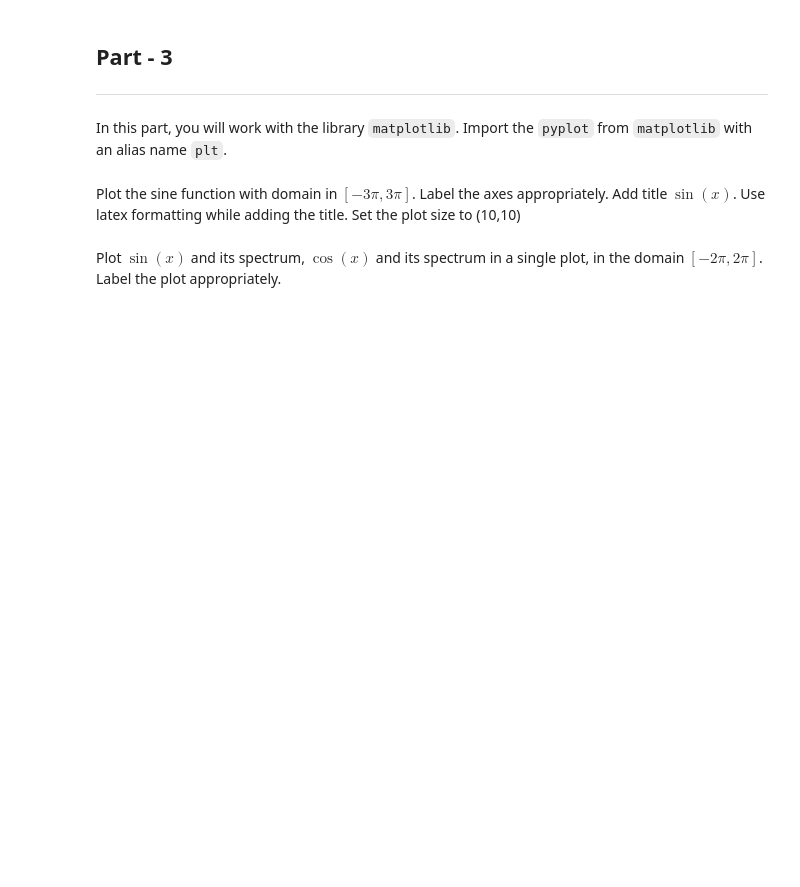
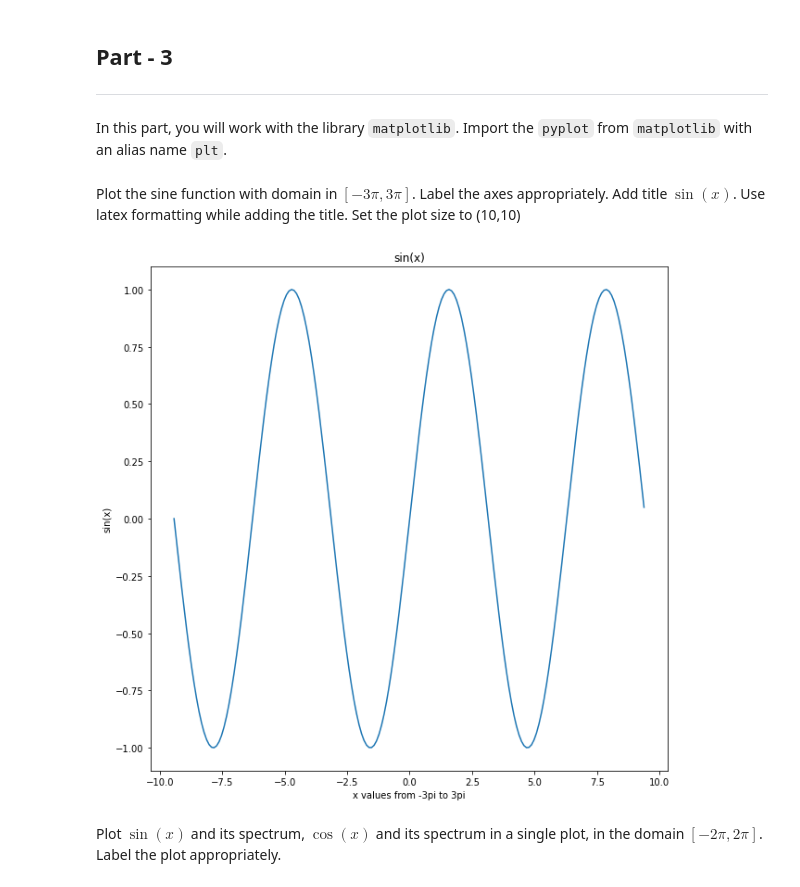
Before and after one commit to Abhay1994s/MachineLearning, a Jupyter notebook: Assignment_1_DS.ipynb, the cells around one changed output. Cells and saved outputs as stored; diff of their text form; code cells hidden in the pictures; blank space fills up the shorter version.

```diff
--- a/Assignment_1_DS.ipynb
+++ b/Assignment_1_DS.ipynb
@@ -155,4 +370,16 @@
 # %% [markdown]
 Plot the sine function with domain in $[-3\pi,3\pi]$. Label the axes appropriately. Add title $\sin(x)$. Use latex formatting while adding the title. Set the plot size to (10,10)
+# %%
+x = np.arange(-3*np.pi,3*np.pi,0.1)   # start,stop,step
+y = np.sin(x)
+# %%
+plt.figure(figsize=(10,10))
+plt.plot(x,y)
+plt.xlabel('x values from -3pi to 3pi')  # string must be enclosed with quotes '  '
+plt.ylabel('sin(x)')
+plt.title('sin(x)')    # legend entries as seperate strings in a list
+plt.show()
+# %% [output]
+[figure, added]
 # %% [markdown]
 Plot $\sin(x)$ and its spectrum, $\cos(x)$ and its spectrum in a single plot, in the domain $[-2\pi,2\pi]$. Label the plot appropriately.
```
Also changed, not shown: parts of 27 cells of this notebook.
